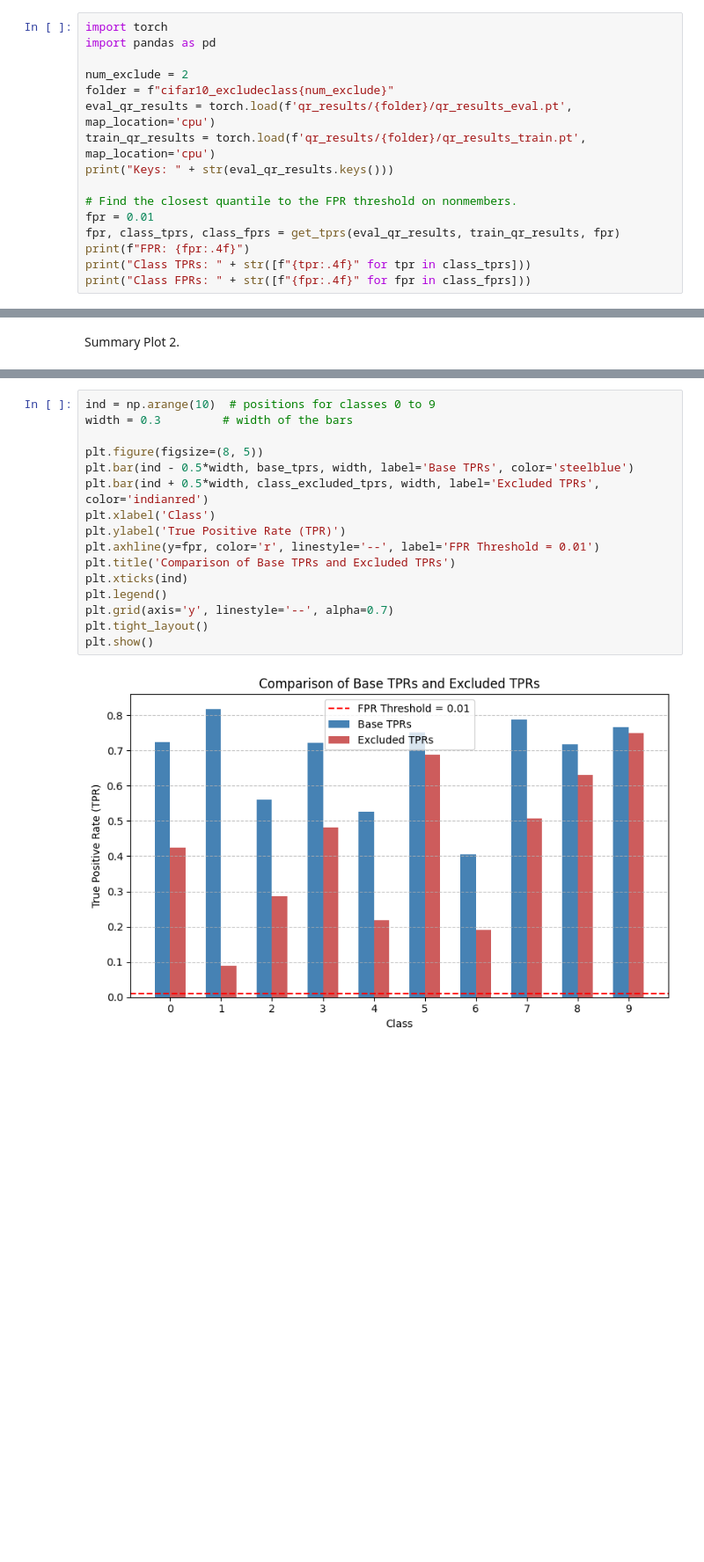
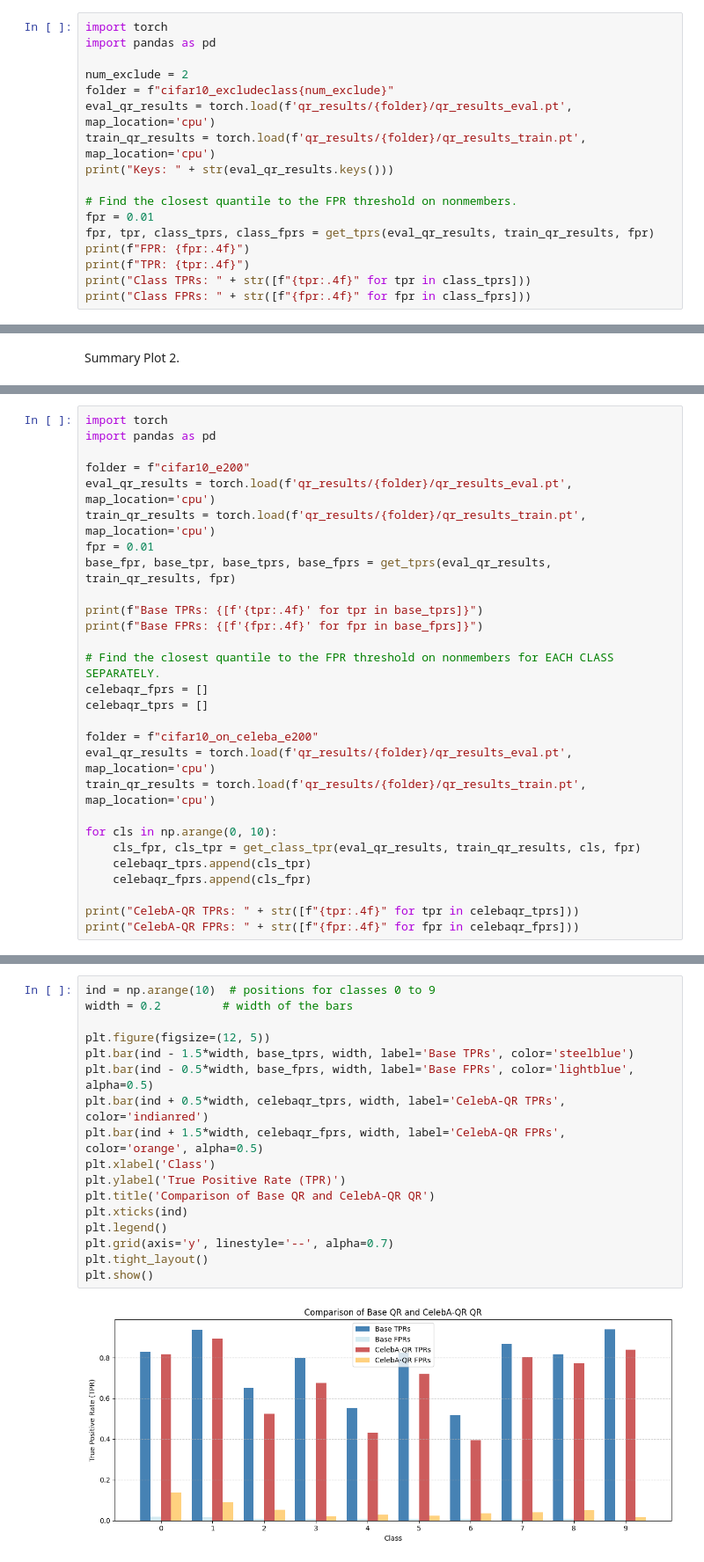
Before and after one commit to neilkale/quantile-diffusion-mia, a Jupyter notebook: experiments/cifar10_outofdist_qmia/08_process_results.ipynb, the cells around one changed output, grey strips where cells are left out. Shown at 88% size. Saved outputs shown, nothing was run; the diff lists cells and outputs as text; blank space fills up the shorter version.

```diff
--- a/experiments/cifar10_outofdist_qmia/08_process_results.ipynb
+++ b/experiments/cifar10_outofdist_qmia/08_process_results.ipynb
@@ -84,8 +89,9 @@ print("Keys: " + str(eval_qr_results.keys()))
 
 # Find the closest quantile to the FPR threshold on nonmembers.
 fpr = 0.01
-fpr, class_tprs, class_fprs = get_tprs(eval_qr_results, train_qr_results, fpr)
+fpr, tpr, class_tprs, class_fprs = get_tprs(eval_qr_results, train_qr_results, fpr)
 print(f"FPR: {fpr:.4f}")
+print(f"TPR: {tpr:.4f}")
 print("Class TPRs: " + str([f"{tpr:.4f}" for tpr in class_tprs]))
 print("Class FPRs: " + str([f"{fpr:.4f}" for fpr in class_fprs]))
 # %% [output]
@@ -259,0 +307,28 @@ line_plot_comparison(base_tprs, base_fprs, class_excluded_tprs, class_excluded_f
+# %%
+import torch
+import pandas as pd
+
+folder = f"cifar10_e200"
+eval_qr_results = torch.load(f'qr_results/{folder}/qr_results_eval.pt', map_location='cpu')
+train_qr_results = torch.load(f'qr_results/{folder}/qr_results_train.pt', map_location='cpu')
+fpr = 0.01
+base_fpr, base_tpr, base_tprs, base_fprs = get_tprs(eval_qr_results, train_qr_results, fpr)
+
+print(f"Base TPRs: {[f'{tpr:.4f}' for tpr in base_tprs]}")
+print(f"Base FPRs: {[f'{fpr:.4f}' for fpr in base_fprs]}")
+
+# Find the closest quantile to the FPR threshold on nonmembers for EACH CLASS SEPARATELY.
+celebaqr_fprs = []
+celebaqr_tprs = []
+
+folder = f"cifar10_on_celeba_e200"
+eval_qr_results = torch.load(f'qr_results/{folder}/qr_results_eval.pt', map_location='cpu')
+train_qr_results = torch.load(f'qr_results/{folder}/qr_results_train.pt', map_location='cpu')
+
+for cls in np.arange(0, 10):
+    cls_fpr, cls_tpr = get_class_tpr(eval_qr_results, train_qr_results, cls, fpr)
+    celebaqr_tprs.append(cls_tpr)
+    celebaqr_fprs.append(cls_fpr)
+
+print("CelebA-QR TPRs: " + str([f"{tpr:.4f}" for tpr in celebaqr_tprs]))
+print("CelebA-QR FPRs: " + str([f"{fpr:.4f}" for fpr in celebaqr_fprs]))
@@ -260,18 +340,19 @@ line_plot_comparison(base_tprs, base_fprs, class_excluded_tprs, class_excluded_f
 # %%
 ind = np.arange(10)  # positions for classes 0 to 9
-width = 0.3         # width of the bars
+width = 0.2         # width of the bars
 
-plt.figure(figsize=(8, 5))
-plt.bar(ind - 0.5*width, base_tprs, width, label='Base TPRs', color='steelblue')
-plt.bar(ind + 0.5*width, class_excluded_tprs, width, label='Excluded TPRs', color='indianred')
+plt.figure(figsize=(12, 5))
+plt.bar(ind - 1.5*width, base_tprs, width, label='Base TPRs', color='steelblue')
+plt.bar(ind - 0.5*width, base_fprs, width, label='Base FPRs', color='lightblue', alpha=0.5)
+plt.bar(ind + 0.5*width, celebaqr_tprs, width, label='CelebA-QR TPRs', color='indianred')
+plt.bar(ind + 1.5*width, celebaqr_fprs, width, label='CelebA-QR FPRs', color='orange', alpha=0.5)
 plt.xlabel('Class')
 plt.ylabel('True Positive Rate (TPR)')
-plt.axhline(y=fpr, color='r', linestyle='--', label='FPR Threshold = 0.01')
-plt.title('Comparison of Base TPRs and Excluded TPRs')
+plt.title('Comparison of Base QR and CelebA-QR QR')
 plt.xticks(ind)
 plt.legend()
 plt.grid(axis='y', linestyle='--', alpha=0.7)
 plt.tight_layout()
 plt.show()
 # %% [output]
-[figure, old version]
+[figure, new version]
```
Also changed, not shown: parts of 14 cells of this notebook, 16 other files.
